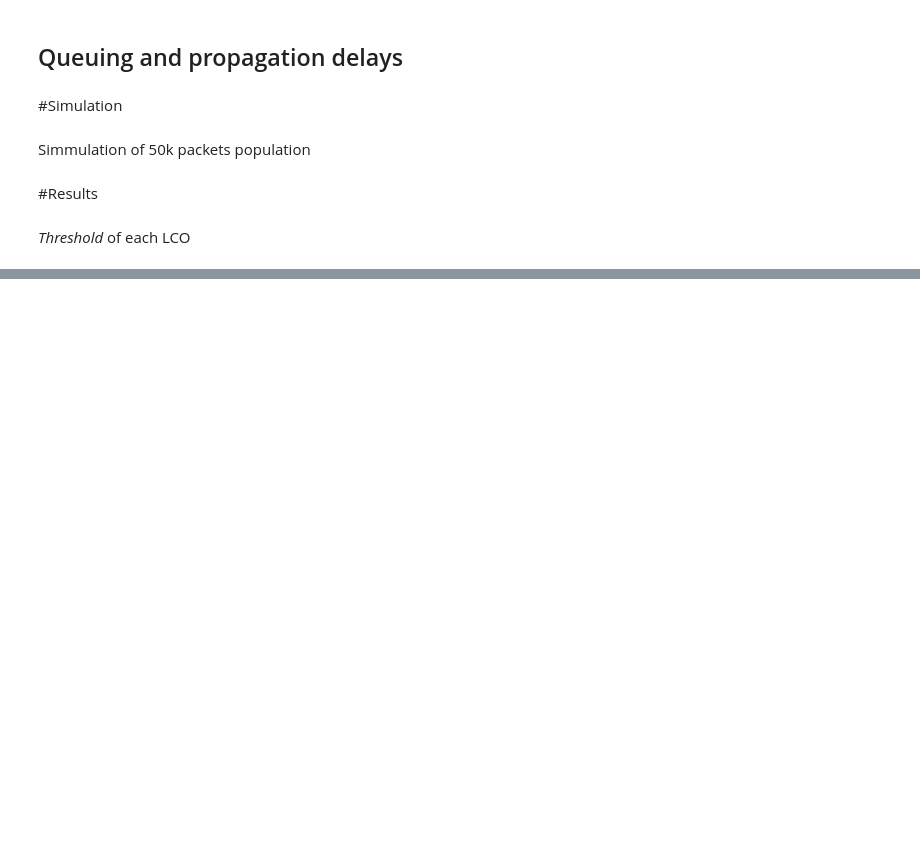
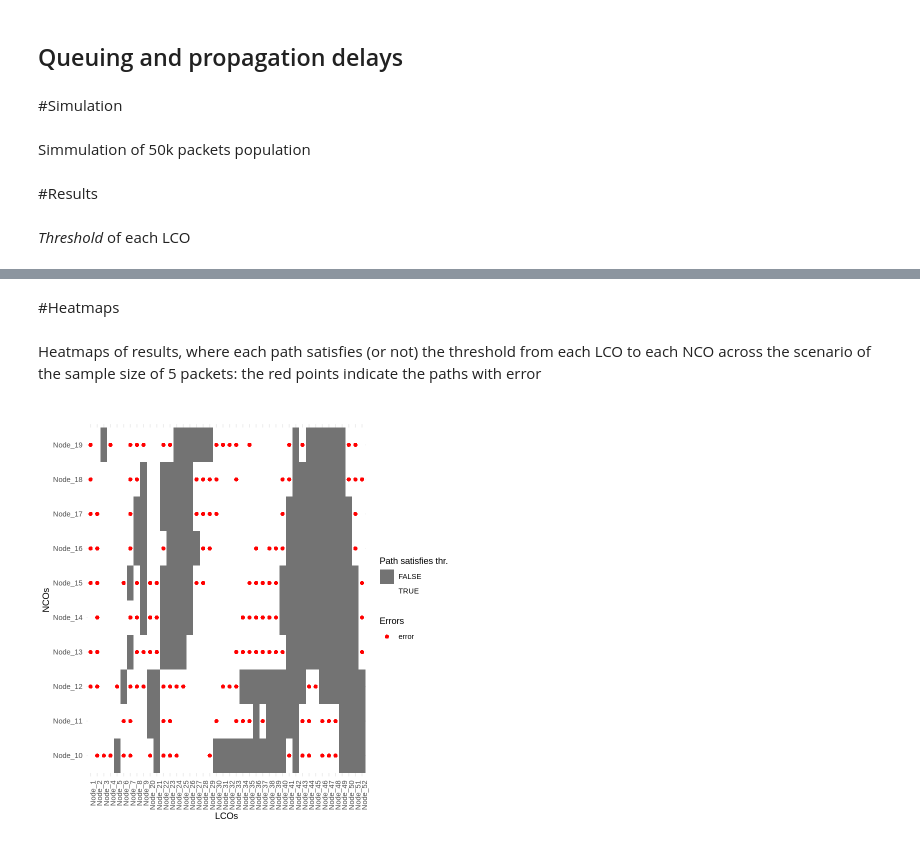
Before and after one commit to NataliaBlueCloud/Inband_telemetry_design, a Jupyter notebook: Cochrams_ofc_example_Milano.ipynb, the cells around one changed output, grey strips where cells are left out. Saved outputs shown, nothing was run; the diff lists cells and outputs as text; code cells hidden in the pictures; blank space fills up the shorter version.

```diff
--- a/Cochrams_ofc_example_Milano.ipynb
+++ b/Cochrams_ofc_example_Milano.ipynb
@@ -226,3 +234,5 @@ LCOs_thesholds[c(32, 39)] <- threshold_us_3
+# %%
+LCOs_thesholds <- rep(threshold_us, length(LCOs))
 # %%
 table_to_df <- function(path_delays, threshold_us){
   df_p <- as.data.frame(table(path_delays < threshold_us, useNA = "always"))
@@ -388,0 +271,2 @@ ggplot(data, aes(x=LCOs_nodes, y=perc_decision, fill=percent)) +
+# %%
+packets_below_thr_5p <- calc_results(matrx_paths, g, LCOs, NCOs, LCOs_thesholds, n_samples = 5, n_exp)
@@ -388,0 +295,2 @@ ggplot(data, aes(x=LCOs_nodes, y=perc_decision, fill=percent)) +
+# %%
+packets_below_thr_50kp <- calc_results(matrx_paths, g, LCOs, NCOs, LCOs_thesholds, n_samples = 50000, n_exp = 1)
@@ -388,0 +350,46 @@ ggplot(data, aes(x=LCOs_nodes, y=perc_decision, fill=percent)) +
+# %% [markdown]
+#Heatmaps
+# %% [markdown]
+Heatmaps of results, where each path satisfies (or not) the threshold from each LCO to each NCO across
+the scenario of the sample size of 5 packets: the red points indicate the paths
+with error
+# %%
+
+matrix_1 <- packets_below_thr_5p
+matrix_2 <- packets_below_thr_50kp
+
+plot_heatmap <- function(matrix_1, matrix_2, LCOs, NCOs, error_colour = "red"){
+  row_names <- paste0("Node_", NCOs)
+  col_names <- paste0("Node_", LCOs)
+  colnames(matrix_1) <- col_names
+  rownames(matrix_1) <- row_names
+  colnames(matrix_2) <- col_names
+  rownames(matrix_2) <- row_names
+
+
+  df1 <- reshape2::melt(matrix_1[,,1])
+  df2 <- reshape2::melt(matrix_2[,,1])
+
+  # Combine data frames
+  df <- cbind(df1, Value2 = df2$value)
+
+  # Create a column indicating whether values are the same or not
+  df$SameValue <- df$value == df$Value2
+
+  ggplot(df, aes(x = Var2, y = Var1, fill = as.factor(value))) +
+    geom_tile() +
+    geom_point(data = subset(df, !SameValue), aes(color = as.factor(!SameValue)), shape = 16, size = 2, fill = error_colour) +
+    scale_fill_manual(values = c("gray45", "white"), name = "Path satisfies thr.", labels = c("FALSE", "TRUE")) +
+    scale_color_manual(values = c(error_colour, "white"), name = "Errors", labels = c("error", "no errors")) +
+    labs(title = "",
+        x = "LCOs",
+        y = "NCOs") +
+    theme_minimal() +
+    guides(fill = guide_legend(title = "Path satisfies thr."),
+          color = guide_legend(title = "Errors")) +
+    theme(axis.text.x = element_text(angle = 90, hjust = 1))  # Rotate x-axis labels by 90 degrees
+}
+# %%
+plot_heatmap(matrix_1, matrix_2, LCOs, NCOs)
+# %% [output]
+[figure, added]
```
Also changed, not shown: parts of 45 cells of this notebook.
